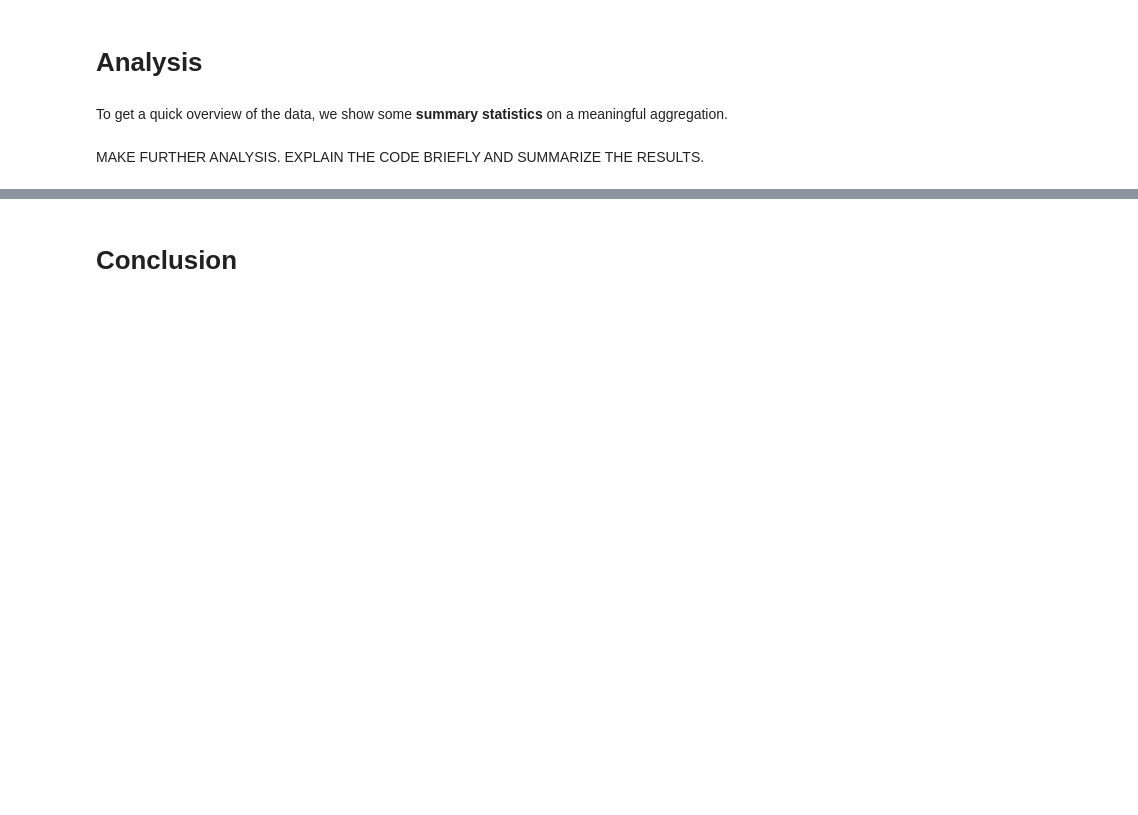
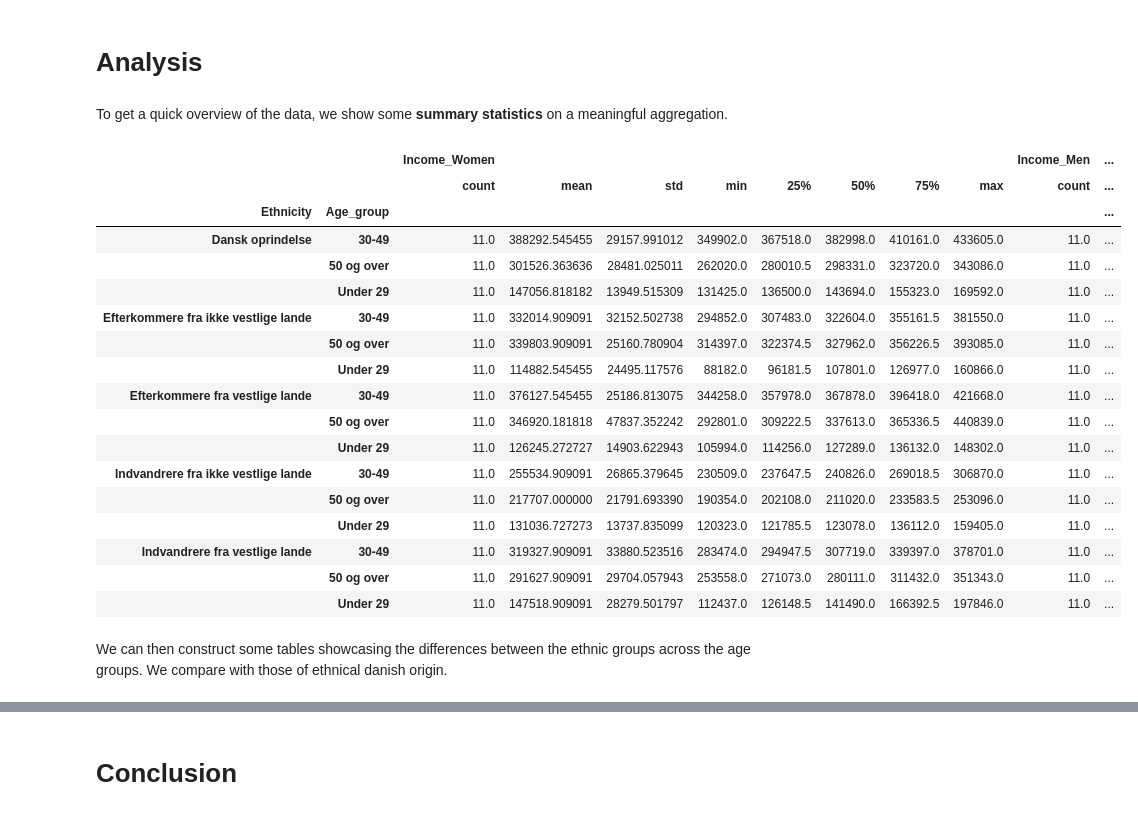
Before and after one commit to NumEconCopenhagen/projects-2024-oliver-niklas-philipp, a Jupyter notebook: dataproject/dataproject.ipynb, the cells around one changed output, grey strips where cells are left out. Cells and saved outputs as stored; diff of their text form; code cells hidden in the pictures; blank space fills up the shorter version.

```diff
--- a/dataproject/dataproject.ipynb
+++ b/dataproject/dataproject.ipynb
@@ -314,0 +195,11 @@ plt.show()
+# %%
+#We now want to transform them from wide to long for easier comparison when we merge them
+
+# In order to use the wide to long format further below we first need to assign a common stubname for each year in order to keep them from pivoting.
+new_columns = {col: f"Income{col[-4:]}" for col in women_data.columns[2:]}
+# Update the column names
+women_data.rename(columns=new_columns, inplace=True)
+
+#convert to long format
+women_data_long = pd.wide_to_long(women_data, stubnames='Income', i=['Age_group', 'Ethnicity'], j='Year').reset_index()
+women_data_long.head(15)
@@ -353,5 +343,26 @@ Make sure that your resulting data sets have the correct number of rows and colu
 # Analysis
 # %% [markdown]
 To get a quick overview of the data, we show some **summary statistics** on a meaningful aggregation.
-# %% [markdown]
-MAKE FURTHER ANALYSIS. EXPLAIN THE CODE BRIEFLY AND SUMMARIZE THE RESULTS.
+# %%
+Merged_Genders.groupby(['Ethnicity', 'Age_group'])[['Income_Women', 'Income_Men']].describe().head(16)
+# %% [output]
+|  |  | Income_Women |  |  |  |  |  |  |  | Income_Men | ... |
+|  |  | count | mean | std | min | 25% | 50% | 75% | max | count | ... |
+| Ethnicity | Age_group |  |  |  |  |  |  |  |  |  | ... |
+| Dansk oprindelse | 30-49 | 11.0 | 388292.545455 | 29157.991012 | 349902.0 | 367518.0 | 382998.0 | 410161.0 | 433605.0 | 11.0 | ... |
+|  | 50 og over | 11.0 | 301526.363636 | 28481.025011 | 262020.0 | 280010.5 | 298331.0 | 323720.0 | 343086.0 | 11.0 | ... |
+|  | Under 29 | 11.0 | 147056.818182 | 13949.515309 | 131425.0 | 136500.0 | 143694.0 | 155323.0 | 169592.0 | 11.0 | ... |
+| Efterkommere fra ikke vestlige lande | 30-49 | 11.0 | 332014.909091 | 32152.502738 | 294852.0 | 307483.0 | 322604.0 | 355161.5 | 381550.0 | 11.0 | ... |
+|  | 50 og over | 11.0 | 339803.909091 | 25160.780904 | 314397.0 | 322374.5 | 327962.0 | 356226.5 | 393085.0 | 11.0 | ... |
+|  | Under 29 | 11.0 | 114882.545455 | 24495.117576 | 88182.0 | 96181.5 | 107801.0 | 126977.0 | 160866.0 | 11.0 | ... |
+| Efterkommere fra vestlige lande | 30-49 | 11.0 | 376127.545455 | 25186.813075 | 344258.0 | 357978.0 | 367878.0 | 396418.0 | 421668.0 | 11.0 | ... |
+|  | 50 og over | 11.0 | 346920.181818 | 47837.352242 | 292801.0 | 309222.5 | 337613.0 | 365336.5 | 440839.0 | 11.0 | ... |
+|  | Under 29 | 11.0 | 126245.272727 | 14903.622943 | 105994.0 | 114256.0 | 127289.0 | 136132.0 | 148302.0 | 11.0 | ... |
+| Indvandrere fra ikke vestlige lande | 30-49 | 11.0 | 255534.909091 | 26865.379645 | 230509.0 | 237647.5 | 240826.0 | 269018.5 | 306870.0 | 11.0 | ... |
+|  | 50 og over | 11.0 | 217707.000000 | 21791.693390 | 190354.0 | 202108.0 | 211020.0 | 233583.5 | 253096.0 | 11.0 | ... |
+|  | Under 29 | 11.0 | 131036.727273 | 13737.835099 | 120323.0 | 121785.5 | 123078.0 | 136112.0 | 159405.0 | 11.0 | ... |
+| Indvandrere fra vestlige lande | 30-49 | 11.0 | 319327.909091 | 33880.523516 | 283474.0 | 294947.5 | 307719.0 | 339397.0 | 378701.0 | 11.0 | ... |
+|  | 50 og over | 11.0 | 291627.909091 | 29704.057943 | 253558.0 | 271073.0 | 280111.0 | 311432.0 | 351343.0 | 11.0 | ... |
+|  | Under 29 | 11.0 | 147518.909091 | 28279.501797 | 112437.0 | 126148.5 | 141490.0 | 166392.5 | 197846.0 | 11.0 | ... |
+# %% [markdown]
+We can then construct some tables showcasing the differences between the ethnic groups across the age groups. We compare with those of ethnical danish origin.
```
Also changed, not shown: parts of 39 cells of this notebook.
